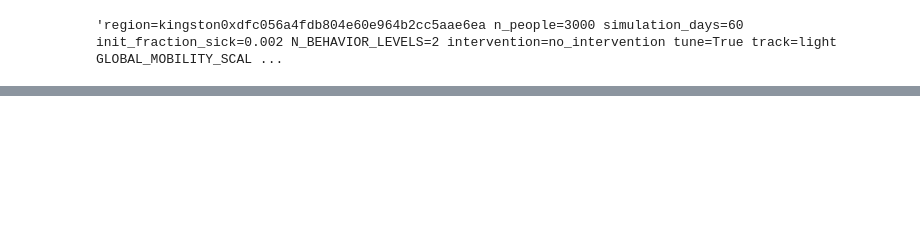
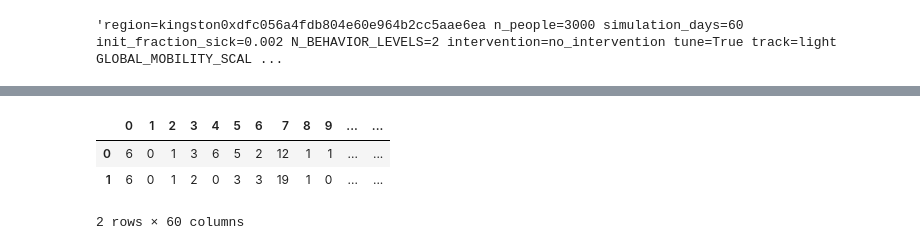
Before and after one commit to luismangubat/kingston-abm, a Jupyter notebook: experiments/validation/val-1.ipynb, the cells around one changed output, grey strips where cells are left out. Saved outputs shown, nothing was run; the diff lists cells and outputs as text; code cells hidden in the pictures; blank space fills up the shorter version.

```diff
--- a/experiments/validation/val-1.ipynb
+++ b/experiments/validation/val-1.ipynb
@@ -147,0 +151,7 @@ sim_v2_people-3000_days-60_init-0.002_uptake--1_seed-831_20210702-193149_142000
+# %%
+cases_df.transpose()
+# %% [output]
+|  | 0 | 1 | 2 | 3 | 4 | 5 | 6 | 7 | 8 | 9 | ... | ... |
+| 0 | 6 | 0 | 1 | 3 | 6 | 5 | 2 | 12 | 1 | 1 | ... | ... |
+| 1 | 6 | 0 | 1 | 2 | 0 | 3 | 3 | 19 | 1 | 0 | ... | ... |
+2 rows × 60 columns
```
Also changed, not shown: parts of 17 cells of this notebook, 7 other files.
